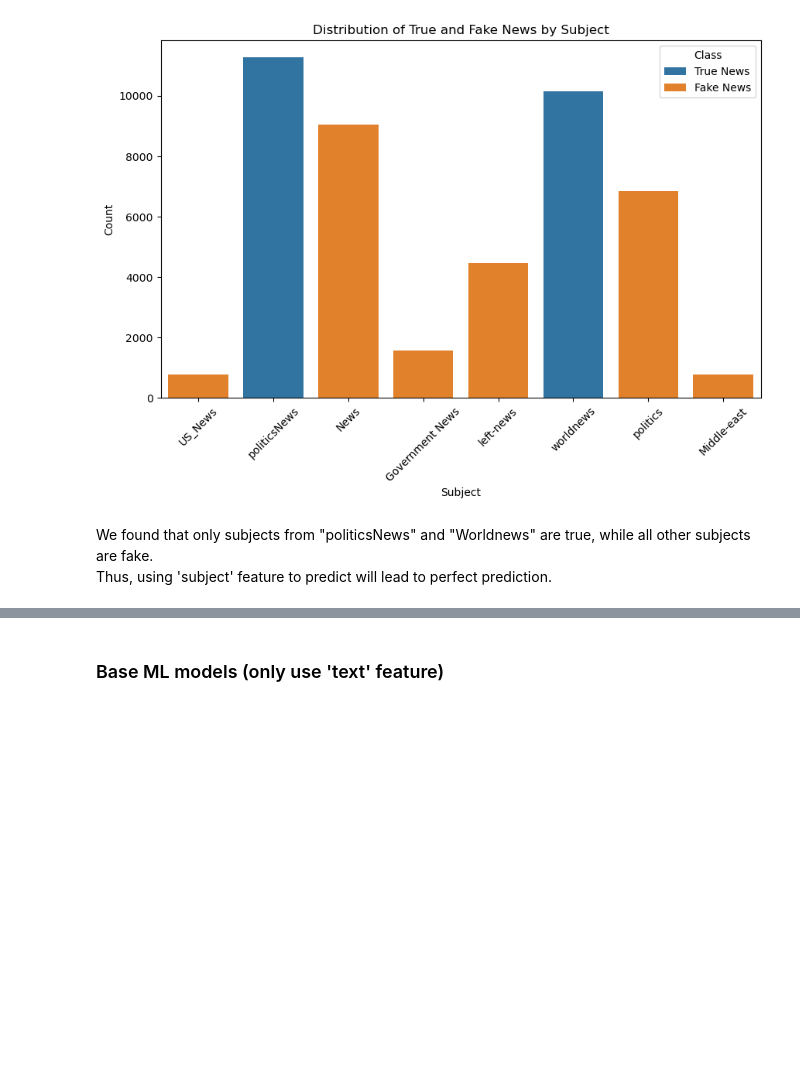
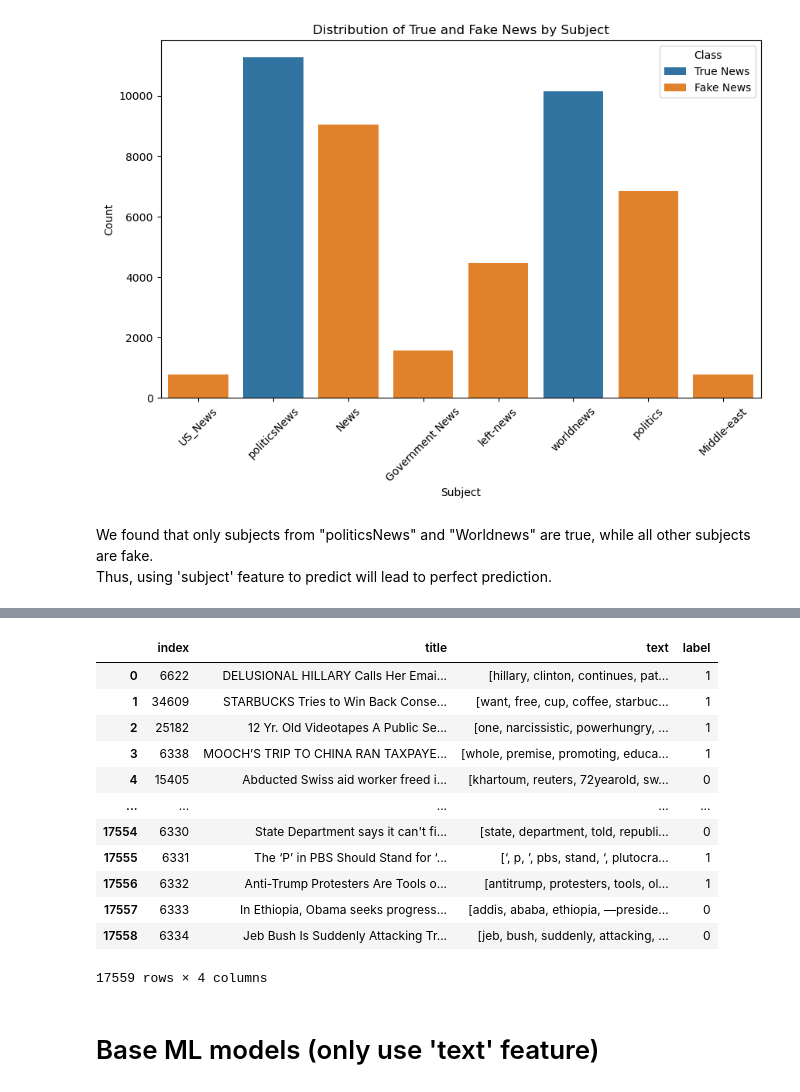
Before and after one commit to rsm-yuc172/MGTA_415_Fake_News_Detection, a Jupyter notebook: 415_Fake_News_Detection.ipynb, the cells around one changed output, grey strips where cells are left out. Drawn from its saved outputs; the diff is of its cells as text; code cells hidden in the pictures; blank space fills up the shorter version.

```diff
--- a/415_Fake_News_Detection.ipynb
+++ b/415_Fake_News_Detection.ipynb
@@ -35,8 +22,8 @@ os.getcwd()
 # %%
-abs_path = 'data'
-fake = pd.read_csv(abs_path + "/Fake.csv")
-true = pd.read_csv(abs_path + "/True.csv")
-test_set_fix = pd.read_csv('data/test.csv')
+jack_path = 'data'
+fake = pd.read_csv(jack_path + "/Fake.csv")
+true = pd.read_csv(jack_path + "/True.csv")
+test_set_fix = pd.read_csv(jack_path + '/test.csv')
 test_set_fix['label'] = np.where(test_set_fix['label']=='FAKE', 1, 0)
 print('Fake news data: ',fake.shape)
 print('True news data:',true.shape)
@@ -271,0 +184,8 @@ Name: text, dtype: object
+# %%
+# Load json file for post-processing data
+train_set = pd.read_json(jack_path + '/train_set_tokenized.json', orient='records', lines=True)
+test_set = pd.read_json(jack_path + '/test_set_tokenized.json', orient='records', lines=True)
+# %%
+train_set = train_set.drop(['subject', 'date'], axis=1)
+train_set.rename(columns={'class': 'label'}, inplace=True)
+train_set = train_set.sample(frac=0.25)
@@ -271,0 +224,18 @@ Name: text, dtype: object
+# %%
+data = pd.concat([train_set, test_set], axis=0)
+data.reset_index(inplace=True)
+data
+# %% [output]
+|  | index | title | text | label |
+| 0 | 6622 | DELUSIONAL HILLARY Calls Her Emai... | [hillary, clinton, continues, pat... | 1 |
+| 1 | 34609 | STARBUCKS Tries to Win Back Conse... | [want, free, cup, coffee, starbuc... | 1 |
+| 2 | 25182 | 12 Yr. Old Videotapes A Public Se... | [one, narcissistic, powerhungry, ... | 1 |
+| 3 | 6338 | MOOCH’S TRIP TO CHINA RAN TAXPAYE... | [whole, premise, promoting, educa... | 1 |
+| 4 | 15405 | Abducted Swiss aid worker freed i... | [khartoum, reuters, 72yearold, sw... | 0 |
+| ... | ... | ... | ... | ... |
+| 17554 | 6330 | State Department says it can't fi... | [state, department, told, republi... | 0 |
+| 17555 | 6331 | The ‘P’ in PBS Should Stand for ‘... | [‘, p, ’, pbs, stand, ‘, plutocra... | 1 |
+| 17556 | 6332 | Anti-Trump Protesters Are Tools o... | [antitrump, protesters, tools, ol... | 1 |
+| 17557 | 6333 | In Ethiopia, Obama seeks progress... | [addis, ababa, ethiopia, —preside... | 0 |
+| 17558 | 6334 | Jeb Bush Is Suddenly Attacking Tr... | [jeb, bush, suddenly, attacking, ... | 0 |
+17559 rows × 4 columns
@@ -272,3 +245,3 @@ Name: text, dtype: object
 # %% [markdown]
-### Base ML models (only use 'text' feature)
+# Base ML models (only use 'text' feature)
 # %%
```
Also changed, not shown: parts of 113 cells of this notebook.
